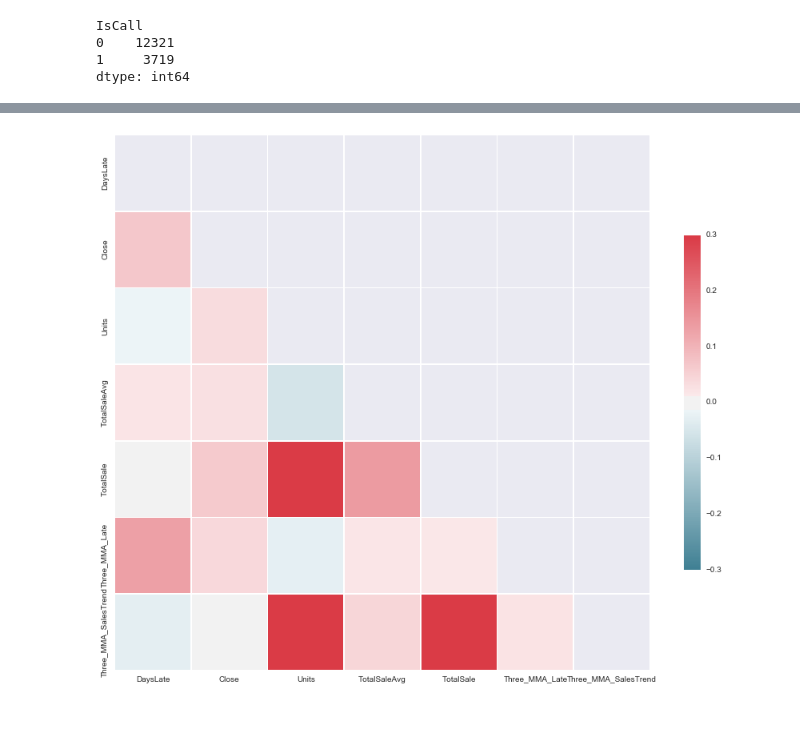
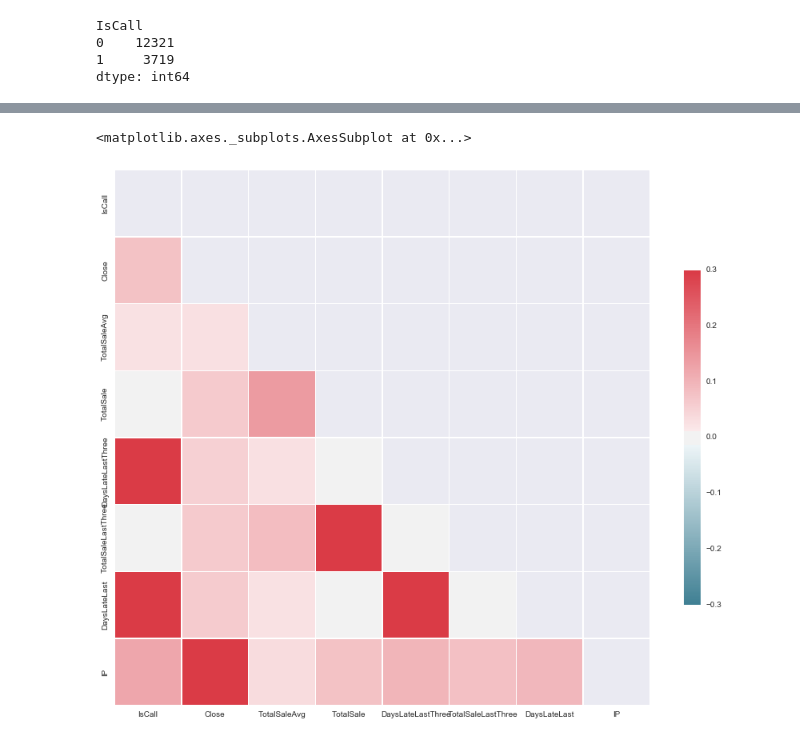
Before and after one commit to apclypsr/Capstone-Project, a Jupyter notebook: SurveyAnalysis.ipynb, the cells around one changed output, grey strips where cells are left out. Drawn from its saved outputs; the diff is of its cells as text; code cells hidden in the pictures.

```diff
--- a/SurveyAnalysis.ipynb
+++ b/SurveyAnalysis.ipynb
@@ -209,0 +216,8 @@ AAID_BY_MONTH_NO_BACKFILL.plot.scatter('TotalSale','DaysLate')
+# %%
+#NOOB MOVE LOL
+
+AAID_BY_MONTH_NO_BACKFILL.to_csv('AAID By Month')
+AAID_BY_MONTH_NO_BACKFILL = pd.DataFrame.from_csv('AAID By Month Edited.csv', index_col = False)
+AAID_BY_MONTH_NO_BACKFILL['DaysLateLastThree'] = pd.to_numeric(AAID_BY_MONTH_NO_BACKFILL['DaysLateLastThree'])
+AAID_BY_MONTH_NO_BACKFILL['TotalSaleLastThree'] = pd.to_numeric(AAID_BY_MONTH_NO_BACKFILL['TotalSaleLastThree'])
+AAID_BY_MONTH_NO_BACKFILL = AAID_BY_MONTH_NO_BACKFILL.fillna(value = 0)
@@ -210,5 +245,5 @@ AAID_BY_MONTH_NO_BACKFILL.plot.scatter('TotalSale','DaysLate')
 # %%
 #create column "Three MMA Late" - which models the average of the past three month's lateness for each company
 
-AAID_BY_MONTH_NO_BACKFILL['Three_MMA_Late'] = AAID_BY_MONTH_NO_BACKFILL.DaysLate.ewm(span=3000).mean()
-AAID_BY_MONTH_NO_BACKFILL.groupby(['OrderDateFormatted'])['Three_MMA_Late'].mean().plot(kind = 'line')
+#AAID_BY_MONTH_NO_BACKFILL['Three_MMA_Late'] = AAID_BY_MONTH_NO_BACKFILL.DaysLate.ewm(span=3).mean()
+#AAID_BY_MONTH_NO_BACKFILL.groupby(['OrderDateFormatted'])['Three_MMA_Late'].mean().plot(kind = 'line')
@@ -223,5 +250,3 @@ See the caveats in the documentation: http://pandas.pydata.org/pandas-docs/stabl
 # %%
-
-
-AAID_BY_MONTH_NO_BACKFILL['Three_MMA_SalesTrend'] = AAID_BY_MONTH_NO_BACKFILL.TotalSale.ewm(span=90).mean()
-AAID_BY_MONTH_NO_BACKFILL.groupby(['OrderDateFormatted'])['Three_MMA_SalesTrend'].sum().plot(kind = 'line')
+#AAID_BY_MONTH_NO_BACKFILL['Three_MMA_SalesTrend'] = AAID_BY_MONTH_NO_BACKFILL.TotalSale.ewm(span=3).mean()
+#AAID_BY_MONTH_NO_BACKFILL.groupby(['OrderDateFormatted'])['Three_MMA_SalesTrend'].sum().plot(kind = 'line')
@@ -251,3 +270,18 @@ sns.pairplot(PAIRPLOT)
+# %%
+#prep for correlation matrix - target included
+
+PAIRPLOT2 = AAID_BY_MONTH_NO_BACKFILL
+PAIRPLOT2 = PAIRPLOT2.drop('AAID', axis = 1)
+PAIRPLOT2 = PAIRPLOT2.drop('OrderDateFormatted', axis = 1)
+PAIRPLOT2 = PAIRPLOT2.drop('IsEmailOne', axis = 1)
+PAIRPLOT2 = PAIRPLOT2.drop('IsEmailTwo', axis = 1)
+PAIRPLOT2 = PAIRPLOT2.drop('IsBackfill', axis = 1)
+PAIRPLOT2 = PAIRPLOT2.drop('Units', axis = 1)
+PAIRPLOT2 = PAIRPLOT2.drop('DaysLate', axis = 1)
+PAIRPLOT2 = PAIRPLOT2.drop('Three_MMA_Late', axis = 1)
+PAIRPLOT2 = PAIRPLOT2.drop('Three_MMA_SalesTrend', axis = 1)
+
+corr2 = PAIRPLOT2.corr(method = 'pearson')
 # %%
 #Class Distribution
 
@@ -277,23 +346,24 @@ dtype: float64
 # %%
 #Correlation Matrix Plot
 import matplotlib.pyplot as plt
 
 # Generate a mask for the upper triangle
-mask = np.zeros_like(corr, dtype=np.bool)
+mask = np.zeros_like(corr2, dtype=np.bool)
 mask[np.triu_indices_from(mask)] = True
 
 # Set up the matplotlib figure
 f, ax = plt.subplots(figsize=(15,15))
 
 # Generate a custom diverging colormap
 cmap = sns.diverging_palette(220, 10, as_cmap=True)
 
 # Draw the heatmap with the mask and correct aspect ratio
-sns.heatmap(corr, mask=mask, cmap=cmap, vmax=.3,
+sns.heatmap(corr2, mask=mask, cmap=cmap, vmax=.3,
             square=True, xticklabels=True, yticklabels=True,
             linewidths=.5, cbar_kws={"shrink": .5}, ax=ax)
 # %% [output]
+<matplotlib.axes._subplots.AxesSubplot at 0x...>
-[figure, old version]
+[figure, new version]
 # %%
 #average sales over time
 
```
Also changed, not shown: parts of 23 cells of this notebook.
